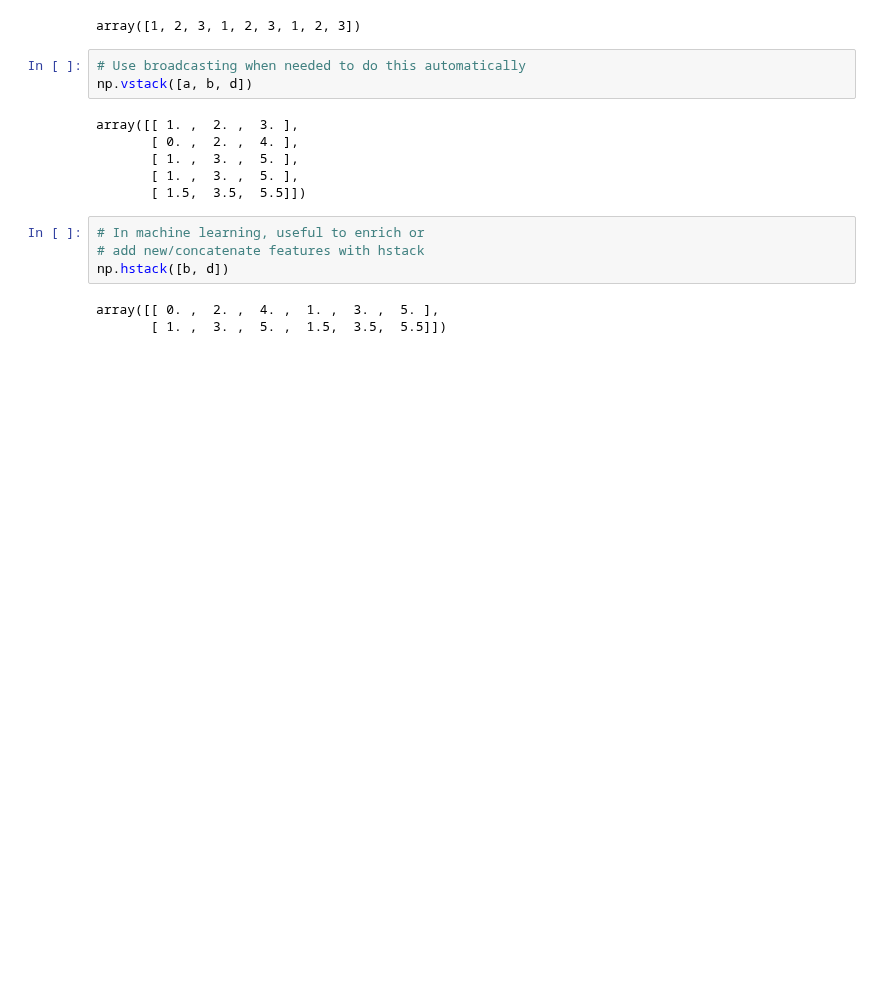
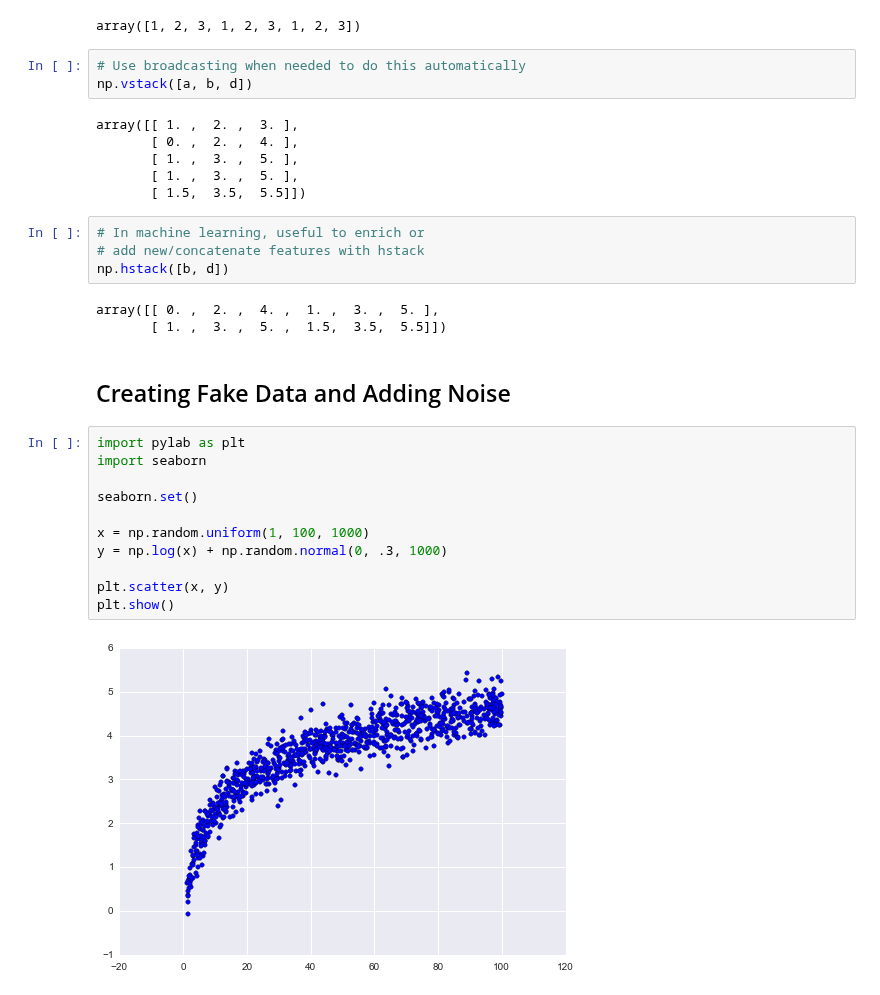
Before and after one commit to donnemartin/data-science-ipython-notebooks, a Jupyter notebook: numpy/numpy.ipynb, the cells around one changed output. Saved outputs shown, nothing was run; the diff lists cells and outputs as text; blank space fills up the shorter version.

Commit message:
Added numpy snippets for creating fake data and adding noise.

```diff
--- a/numpy/numpy.ipynb
+++ b/numpy/numpy.ipynb
@@ -159,3 +159,18 @@ np.hstack([b, d])
 # %% [output]
 array([[ 0. ,  2. ,  4. ,  1. ,  3. ,  5. ],
        [ 1. ,  3. ,  5. ,  1.5,  3.5,  5.5]])
+# %% [markdown]
+## Creating Fake Data and Adding Noise
+# %%
+import pylab as plt
+import seaborn
+
+seaborn.set()
+
+x = np.random.uniform(1, 100, 1000)
+y = np.log(x) + np.random.normal(0, .3, 1000)
+
+plt.scatter(x, y)
+plt.show()
+# %% [output]
+[figure, added]
```
